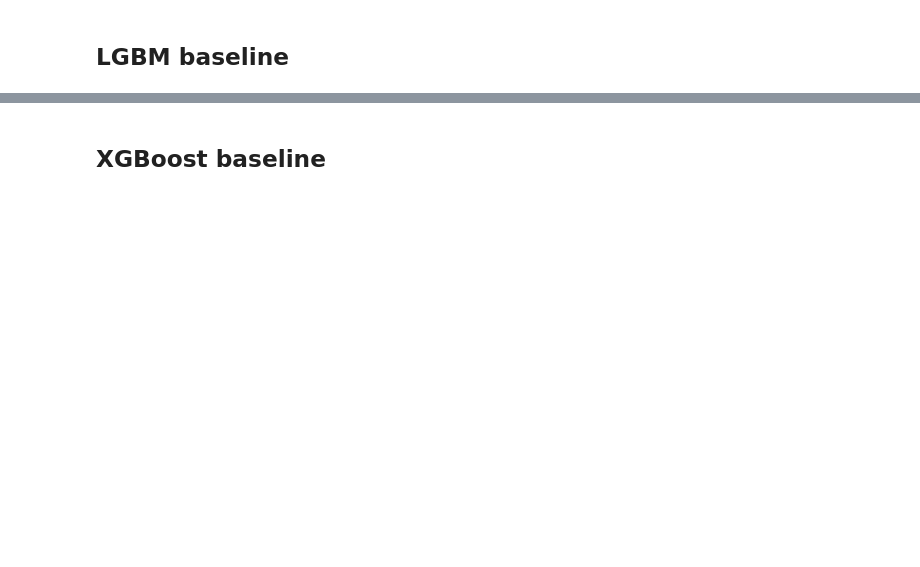
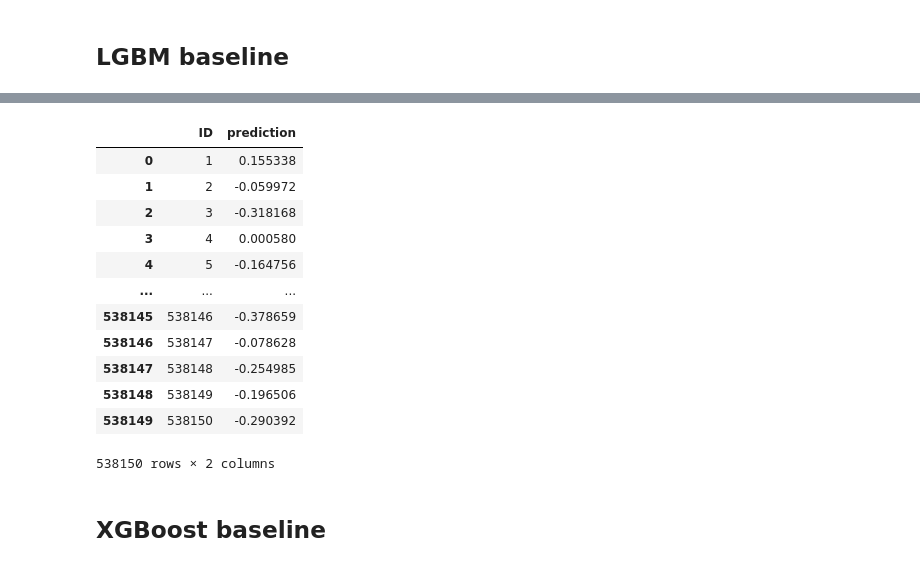
Before and after one commit to Syforeal/kaggle-DRW, a Jupyter notebook: drw1-0.ipynb, the cells around one changed output, grey strips where cells are left out. Saved outputs shown, nothing was run; the diff lists cells and outputs as text; code cells hidden in the pictures; blank space fills up the shorter version.

Commit message:
Kaggle Notebook | drw1.0 | Version 9

```diff
--- a/drw1-0.ipynb
+++ b/drw1-0.ipynb
@@ -363,6 +382,10 @@ KeyError: "['label'] not found in axis"
 def pearson_metric(y_true, y_pred):
     pearson_r, _ = pearsonr(y_true, y_pred)
     return 'pearson', pearson_r, True
+# %%
+best_params = {'learning_rate': 0.030834348179355788, 'num_leaves': 191, 'max_depth': -1, 'min_child_samples': 117,
+               'subsample': 0.9162213204002109, 'colsample_bytree': 0.6061695553391381, 'reg_alpha': 4.329370014459266e-07,
+               'reg_lambda': 4.4734294104626844e-07, 'device': 'gpu',}
 # %%
 lgb_params = dict(
     objective="regression",
@@ -418,3 +444,22 @@ NameError: name 'y_test' is not defined
+# %%
+submit=pd.read_csv('/kaggle/input/drw-crypto-market-prediction/sample_submission.csv')
+submit.iloc[:,1]= lgb_pred
+submit.to_csv('submission.csv',index=False)
+display(submit)
+# %% [output]
+|  | ID | prediction |
+| 0 | 1 | 0.155338 |
+| 1 | 2 | -0.059972 |
+| 2 | 3 | -0.318168 |
+| 3 | 4 | 0.000580 |
+| 4 | 5 | -0.164756 |
+| ... | ... | ... |
+| 538145 | 538146 | -0.378659 |
+| 538146 | 538147 | -0.078628 |
+| 538147 | 538148 | -0.254985 |
+| 538148 | 538149 | -0.196506 |
+| 538149 | 538150 | -0.290392 |
+538150 rows × 2 columns
 # %% [markdown]
 ## XGBoost baseline
 # %%
```
Also changed, not shown: parts of 17 cells of this notebook.
